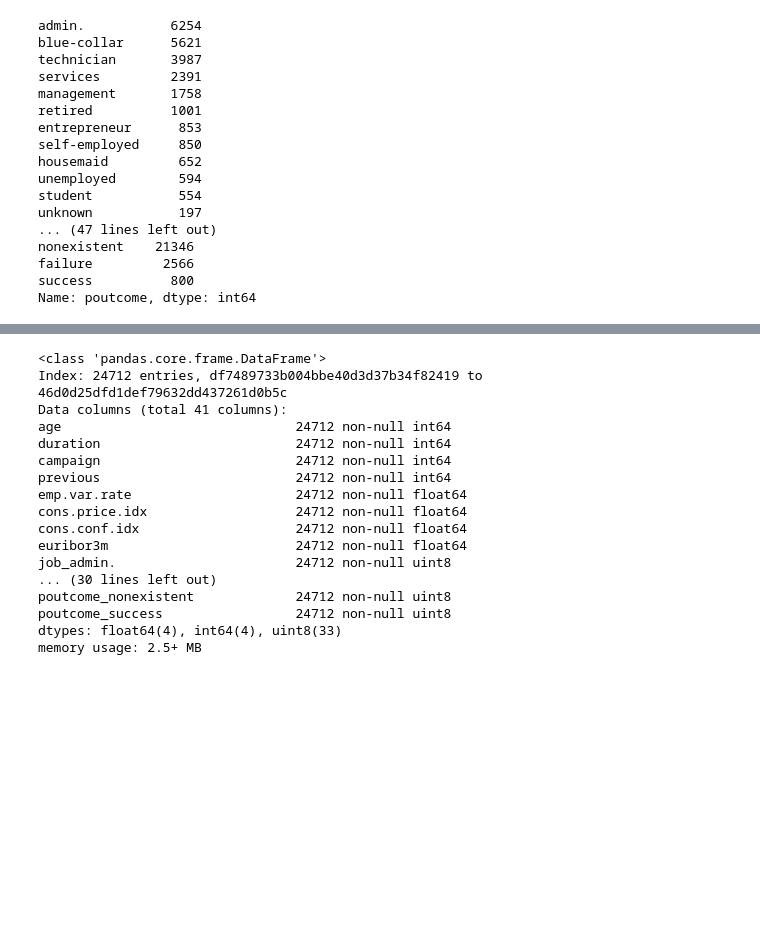
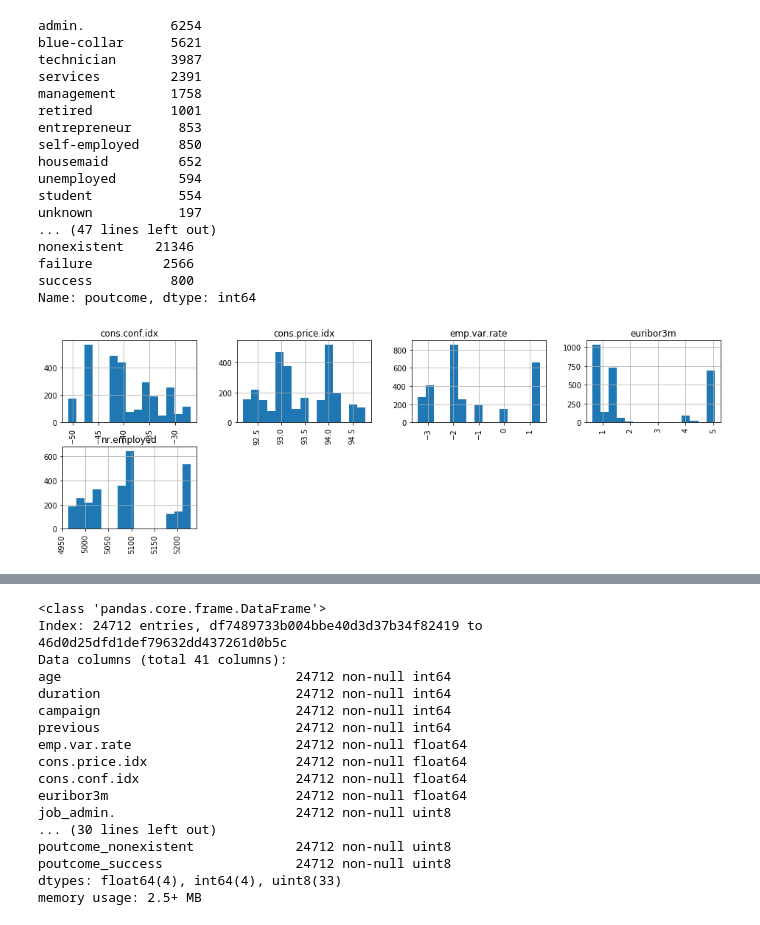
Before and after one commit to deshaion/sfml, a Jupyter notebook: hw_03/hw_03.ipynb, the cells around one changed output, grey strips where cells are left out. Cells and saved outputs as stored; diff of their text form; code cells hidden in the pictures; blank space fills up the shorter version.

```diff
--- a/hw_03/hw_03.ipynb
+++ b/hw_03/hw_03.ipynb
@@ -94,3 +94,11 @@ nonexistent    21346
 failure         2566
 success          800
 Name: poutcome, dtype: int64
+# %%
+only_target = df_train[df_train['target'] == 1]
+# %%
+%matplotlib inline
+import matplotlib.pyplot as plt
+_ = only_target[only_target.dtypes[only_target.dtypes == 'float64'].index].hist(layout=(4, 4), figsize=(16, 10), xrot=90, bins=15)
+# %% [output]
+[figure, added]
```
Also changed, not shown: parts of 7 cells of this notebook, 4 other files.
